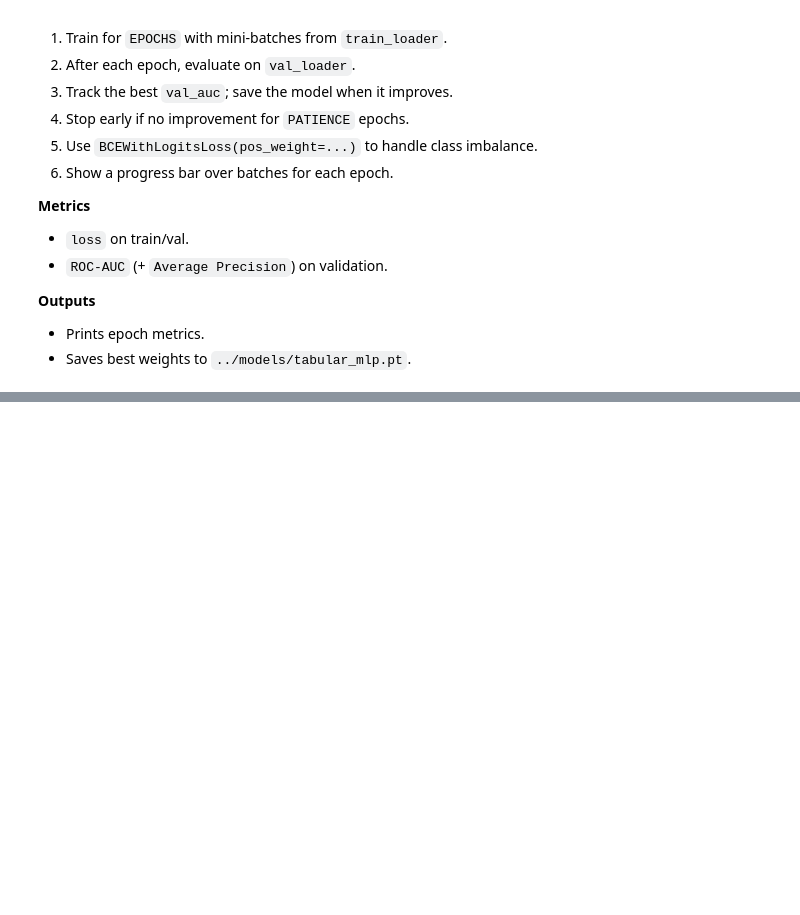
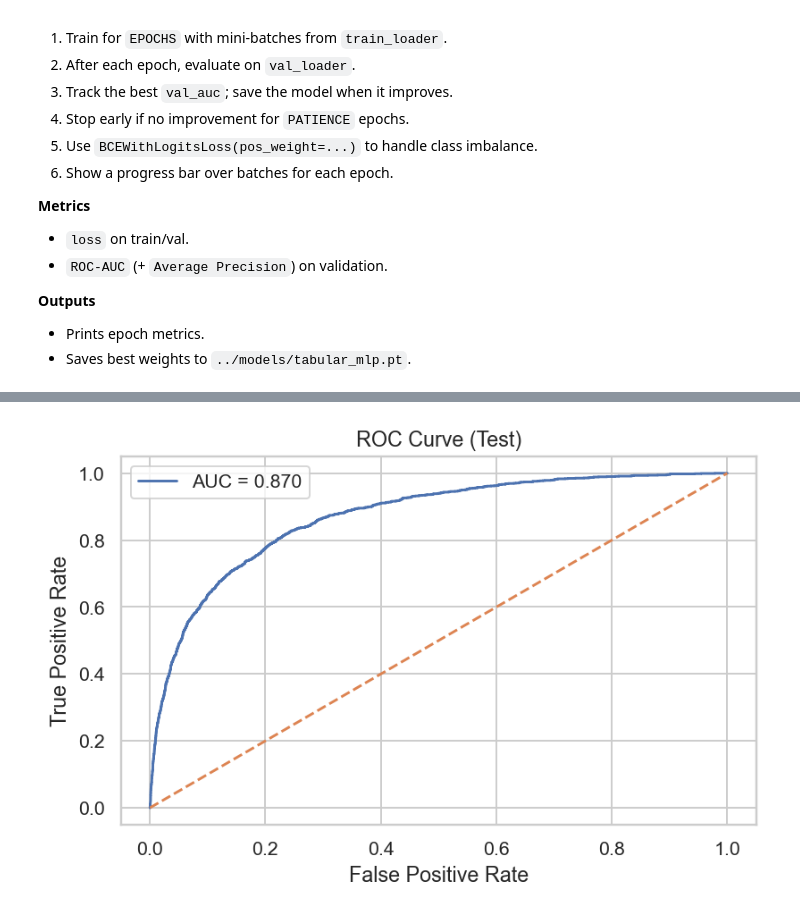
Before and after one commit to Zakariajava/GiveMeSomeCredit, a Jupyter notebook: notebooks/gmsc_baseline.ipynb, the cells around one changed output, grey strips where cells are left out. Cells and saved outputs as stored; diff of their text form; code cells hidden in the pictures; blank space fills up the shorter version.

Commit message:
testing the model on testset and plots

```diff
--- a/notebooks/gmsc_baseline.ipynb
+++ b/notebooks/gmsc_baseline.ipynb
@@ -739,0 +741,80 @@ Epoch 12/30
+# %%
+# =========================
+# Test evaluation & plots
+# =========================
+# 1) Load best checkpoint
+best_path = os.path.join(MODEL_PATH, "tabular_mlp.pt")
+if os.path.exists(best_path):
+    ckpt = torch.load(best_path, map_location=device)
+    model.load_state_dict(ckpt["model_state_dict"])
+    model.to(device).eval()
+    print(f"Loaded best checkpoint from: {best_path}")
+else:
+    model.eval()
+    print("Best checkpoint not found; evaluating current model in memory.")
+
+# 2) Evaluate on the test set (loss + metrics)
+test_metrics = evaluate(model, test_loader, criterion, device)
+print(
+    f"TEST | "
+    f"loss={test_metrics['loss']:.4f} | "
+    f"auc={test_metrics['auc']:.4f} | "
+    f"ap={test_metrics['ap']:.4f} | "
+    f"acc={test_metrics['acc']:.4f} | "
+    f"f1={test_metrics['f1']:.4f}"
+)
+
+# 3) Get probabilities and targets for detailed analysis
+@torch.no_grad()
+def get_probs_and_targets(model, loader, device):
+    model.eval()
+    all_probs, all_targets = [], []
+    for xb, yb in loader:
+        xb = xb.to(device, non_blocking=True)
+        yb = yb.to(device, non_blocking=True).float().unsqueeze(1)
+        logits = model(xb)
+        probs = torch.sigmoid(logits).squeeze(1).cpu().numpy()
+        all_probs.append(probs)
+        all_targets.append(yb.squeeze(1).cpu().numpy())
+    return np.concatenate(all_probs), np.concatenate(all_targets)
+
+test_probs, test_y = get_probs_and_targets(model, test_loader, device)
+
+# 4) Confusion matrix at threshold 0.5
+thr = 0.5
+test_pred = (test_probs >= thr).astype(int)
+cm = confusion_matrix(test_y, test_pred, labels=[0, 1])  # rows=true, cols=pred
+tn, fp, fn, tp = cm.ravel()
+
+print("\nConfusion Matrix @0.5 (rows=true, cols=pred)")
+print(cm)
+print(f"TN={tn}  FP={fp}  FN={fn}  TP={tp}")
+
+print("\nClassification report @0.5")
+print(classification_report(test_y, test_pred, digits=4))
+
+# 5) ROC and PR curves
+fpr, tpr, _ = roc_curve(test_y, test_probs)
+prec, rec, _ = precision_recall_curve(test_y, test_probs)
+
+# ROC curve
+plt.figure(figsize=(6, 4))
+plt.plot(fpr, tpr, label=f"AUC = {test_metrics['auc']:.3f}")
+plt.plot([0, 1], [0, 1], linestyle="--")
+plt.xlabel("False Positive Rate")
+plt.ylabel("True Positive Rate")
+plt.title("ROC Curve (Test)")
+plt.legend()
+plt.tight_layout()
+plt.show()
+
+# Precision–Recall curve
+plt.figure(figsize=(6, 4))
+plt.plot(rec, prec, label=f"AP = {test_metrics['ap']:.3f}")
+plt.xlabel("Recall")
+plt.ylabel("Precision")
+plt.title("Precision–Recall Curve (Test)")
+plt.legend()
+plt.tight_layout()
+plt.show()
+# %% [output]
@@ -739,0 +838 @@ Epoch 12/30
+[figure, added]
```
Also changed, not shown: parts of 3 cells of this notebook.
